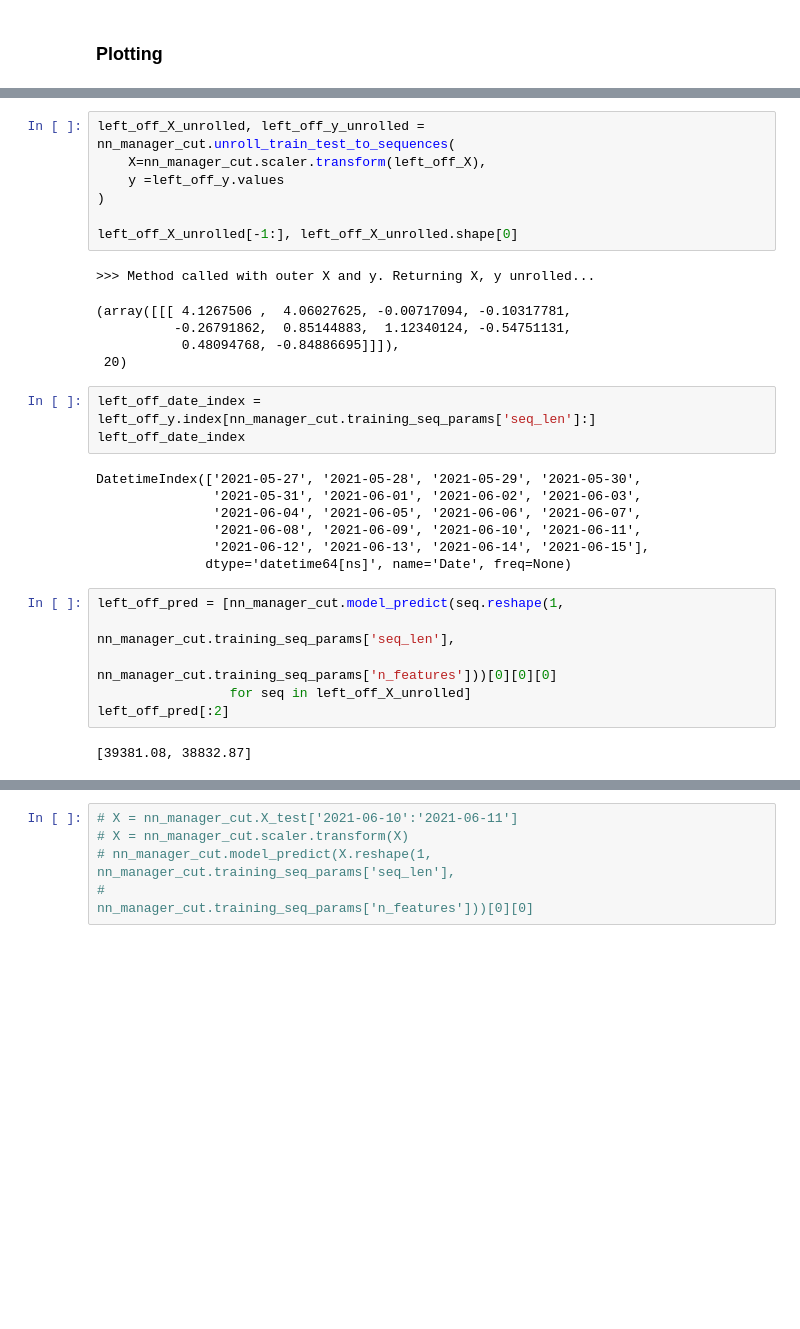
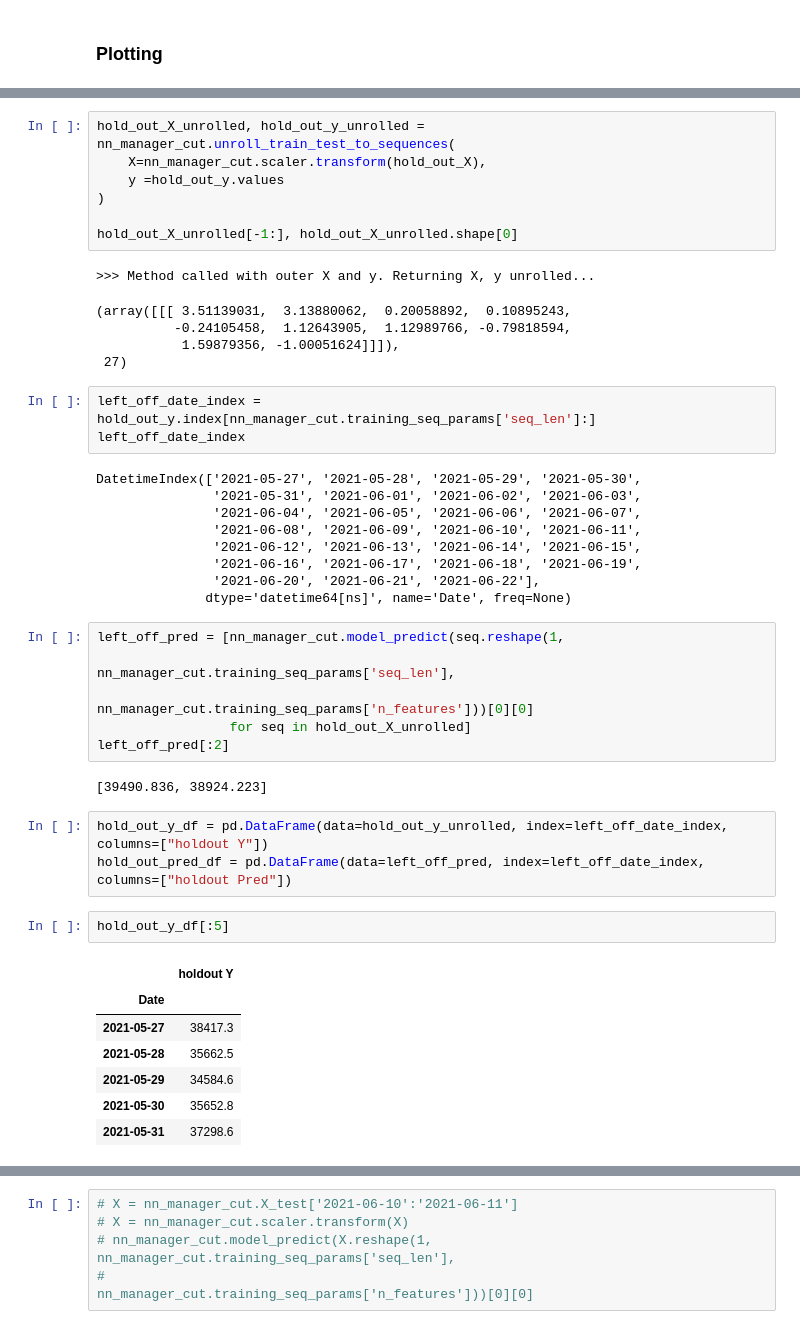
Before and after one commit to serg-razum-off/DFP-Numeric-2, a Jupyter notebook: train/btc_nn_DNS_first_try.ipynb, the cells around one changed output, grey strips where cells are left out. Saved outputs shown, nothing was run; the diff lists cells and outputs as text; blank space fills up the shorter version.

```diff
--- a/train/btc_nn_DNS_first_try.ipynb
+++ b/train/btc_nn_DNS_first_try.ipynb
@@ -324,33 +334,48 @@ left_off_X[:3]
 | 2021-05-27 | 40322.2 | 37190.8 | 122930.0 | 1.982669e+06 | 66.114770 | 1.262394 | 645069798.0 | 718.75 | -30870.0 | ... |
 | 2021-05-28 | 38844.1 | 34772.4 | 199580.0 | 2.897052e+06 | 69.535068 | 1.343872 | 645284958.0 | 831.25 | 76650.0 | ... |
 # %%
-left_off_X_unrolled, left_off_y_unrolled = nn_manager_cut.unroll_train_test_to_sequences(
-    X=nn_manager_cut.scaler.transform(left_off_X),
-    y =left_off_y.values
+hold_out_X_unrolled, hold_out_y_unrolled = nn_manager_cut.unroll_train_test_to_sequences(
+    X=nn_manager_cut.scaler.transform(hold_out_X),
+    y =hold_out_y.values
 )
 
-left_off_X_unrolled[-1:], left_off_X_unrolled.shape[0]
+hold_out_X_unrolled[-1:], hold_out_X_unrolled.shape[0]
 # %% [output]
 >>> Method called with outer X and y. Returning X, y unrolled...
-(array([[[ 4.1267506 ,  4.06027625, -0.00717094, -0.10317781,
-          -0.26791862,  0.85144883,  1.12340124, -0.54751131,
-           0.48094768, -0.84886695]]]),
- 20)
+(array([[[ 3.51139031,  3.13880062,  0.20058892,  0.10895243,
+          -0.24105458,  1.12643905,  1.12989766, -0.79818594,
+           1.59879356, -1.00051624]]]),
+ 27)
 # %%
-left_off_date_index = left_off_y.index[nn_manager_cut.training_seq_params['seq_len']:]
+left_off_date_index = hold_out_y.index[nn_manager_cut.training_seq_params['seq_len']:]
 left_off_date_index
 # %% [output]
 DatetimeIndex(['2021-05-27', '2021-05-28', '2021-05-29', '2021-05-30',
                '2021-05-31', '2021-06-01', '2021-06-02', '2021-06-03',
                '2021-06-04', '2021-06-05', '2021-06-06', '2021-06-07',
                '2021-06-08', '2021-06-09', '2021-06-10', '2021-06-11',
-               '2021-06-12', '2021-06-13', '2021-06-14', '2021-06-15'],
+               '2021-06-12', '2021-06-13', '2021-06-14', '2021-06-15',
+               '2021-06-16', '2021-06-17', '2021-06-18', '2021-06-19',
+               '2021-06-20', '2021-06-21', '2021-06-22'],
               dtype='datetime64[ns]', name='Date', freq=None)
 # %%
 left_off_pred = [nn_manager_cut.model_predict(seq.reshape(1,
                                                    nn_manager_cut.training_seq_params['seq_len'],
-                                                   nn_manager_cut.training_seq_params['n_features']))[0][0][0]
-                 for seq in left_off_X_unrolled]
+                                                   nn_manager_cut.training_seq_params['n_features']))[0][0]
+                 for seq in hold_out_X_unrolled]
 left_off_pred[:2]
 # %% [output]
-[39381.08, 38832.87]
+[39490.836, 38924.223]
+# %%
+hold_out_y_df = pd.DataFrame(data=hold_out_y_unrolled, index=left_off_date_index, columns=["holdout Y"])
+hold_out_pred_df = pd.DataFrame(data=left_off_pred, index=left_off_date_index, columns=["holdout Pred"])
+# %%
+hold_out_y_df[:5]
+# %% [output]
+|  | holdout Y |
+| Date |  |
+| 2021-05-27 | 38417.3 |
+| 2021-05-28 | 35662.5 |
+| 2021-05-29 | 34584.6 |
+| 2021-05-30 | 35652.8 |
+| 2021-05-31 | 37298.6 |
```
Also changed, not shown: parts of 21 cells of this notebook, 21 other files.
